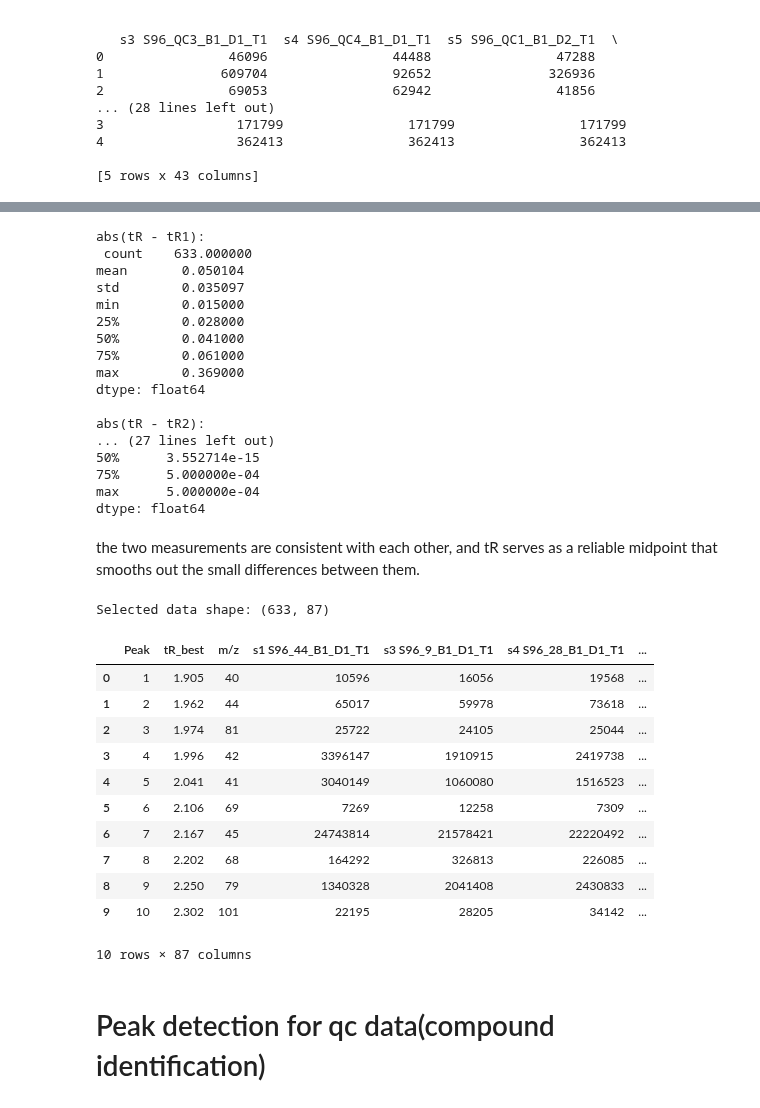
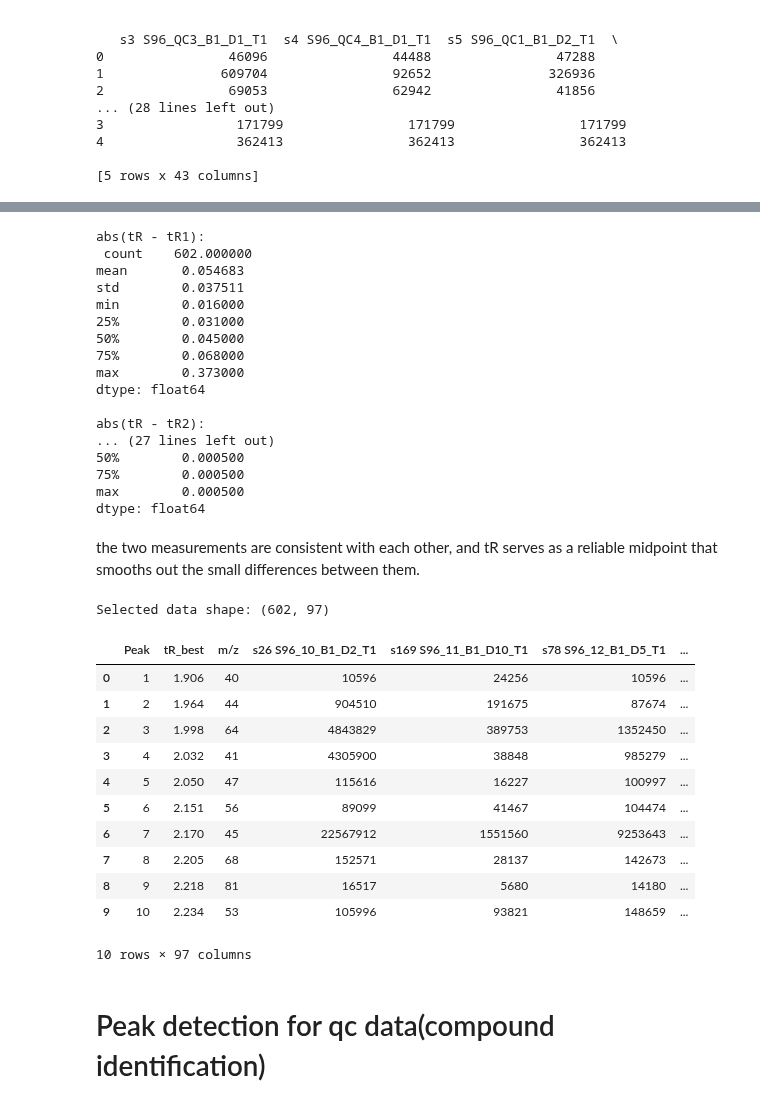
Before and after one commit to Fatemeh1362/internship, a Jupyter notebook: data_prepration.ipynb, the cells around one changed output, grey strips where cells are left out. Drawn from its saved outputs; the diff is of its cells as text; code cells hidden in the pictures.

```diff
--- a/data_prepration.ipynb
+++ b/data_prepration.ipynb
@@ -259,11 +274,11 @@ Length: 89, dtype: int64
 # %%
 
 # getting the differences to find the realation between retention times
-diff_t_vs_1 = (selected_data['tR'] - selected_data['tR1']).abs()
-diff_t_vs_2 = (selected_data['tR'] - selected_data['tR2']).abs()
-diff_1_vs_2 = (selected_data['tR1'] - selected_data['tR2']).abs()
-avg_t   = (selected_data['tR1'] + selected_data['tR2']) / 2
-diff_avg_vs_t = (avg_t - selected_data['tR']).abs()
+diff_t_vs_1 = (potato_data_filtered['tR'] - potato_data_filtered['tR1']).abs()
+diff_t_vs_2 = (potato_data_filtered['tR'] -potato_data_filtered['tR2']).abs()
+diff_1_vs_2 = (potato_data_filtered['tR1'] - potato_data_filtered['tR2']).abs()
+avg_t   = (potato_data_filtered['tR1'] + potato_data_filtered['tR2']) / 2
+diff_avg_vs_t = (avg_t -potato_data_filtered['tR']).abs()
 
 # printing to see the results
 print("abs(tR - tR1):\n", diff_t_vs_1.describe(), "\n")
@@ -272,48 +287,48 @@ print("abs(tR1 - tR2):\n", diff_1_vs_2.describe(), "\n")
 print("abs(avg(tR1,tR2) - tR):\n", diff_avg_vs_t.describe(), "\n")
 # %% [output]
 abs(tR - tR1):
- count    633.000000
-mean       0.050104
-std        0.035097
-min        0.015000
-25%        0.028000
-50%        0.041000
-75%        0.061000
-max        0.369000
+ count    602.000000
+mean       0.054683
+std        0.037511
+min        0.016000
+25%        0.031000
+50%        0.045000
+75%        0.068000
+max        0.373000
 dtype: float64
 
 abs(tR - tR2):
 ... (27 lines left out)
-50%      3.552714e-15
-75%      5.000000e-04
-max      5.000000e-04
+50%        0.000500
+75%        0.000500
+max        0.000500
 dtype: float64
 # %% [markdown]
 
 the two measurements are consistent with each other, and tR serves as a reliable midpoint that smooths out the small differences between them.
 # %%
 # Rename tR to tR_best
-selected_data = selected_data.rename(columns={'tR': 'tR_best'})
+selected_data = potato_data_filtered.rename(columns={'tR': 'tR_best'})
 # Select only columns we need them
 columns_to_keep = ['Peak', 'tR_best', 'm/z'] + [c for c in selected_data.columns if c.startswith('s')]
 selected_with_trbest = selected_data[columns_to_keep].copy()
 
 print("Selected data shape:", selected_with_trbest.shape)
 display(selected_with_trbest.head(10))
 # %% [output]
-Selected data shape: (633, 87)
+Selected data shape: (602, 97)
-|  | Peak | tR_best | m/z | s1 S96_44_B1_D1_T1 | s3 S96_9_B1_D1_T1 | s4 S96_28_B1_D1_T1 | ... |
-| 0 | 1 | 1.905 | 40 | 10596 | 16056 | 19568 | ... |
-| 1 | 2 | 1.962 | 44 | 65017 | 59978 | 73618 | ... |
-| 2 | 3 | 1.974 | 81 | 25722 | 24105 | 25044 | ... |
-| 3 | 4 | 1.996 | 42 | 3396147 | 1910915 | 2419738 | ... |
-| 4 | 5 | 2.041 | 41 | 3040149 | 1060080 | 1516523 | ... |
-| 5 | 6 | 2.106 | 69 | 7269 | 12258 | 7309 | ... |
-| 6 | 7 | 2.167 | 45 | 24743814 | 21578421 | 22220492 | ... |
-| 7 | 8 | 2.202 | 68 | 164292 | 326813 | 226085 | ... |
-| 8 | 9 | 2.250 | 79 | 1340328 | 2041408 | 2430833 | ... |
-| 9 | 10 | 2.302 | 101 | 22195 | 28205 | 34142 | ... |
+|  | Peak | tR_best | m/z | s26 S96_10_B1_D2_T1 | s169 S96_11_B1_D10_T1 | s78 S96_12_B1_D5_T1 | ... |
+| 0 | 1 | 1.906 | 40 | 10596 | 24256 | 10596 | ... |
+| 1 | 2 | 1.964 | 44 | 904510 | 191675 | 87674 | ... |
+| 2 | 3 | 1.998 | 64 | 4843829 | 389753 | 1352450 | ... |
+| 3 | 4 | 2.032 | 41 | 4305900 | 38848 | 985279 | ... |
+| 4 | 5 | 2.050 | 47 | 115616 | 16227 | 100997 | ... |
+| 5 | 6 | 2.151 | 56 | 89099 | 41467 | 104474 | ... |
+| 6 | 7 | 2.170 | 45 | 22567912 | 1551560 | 9253643 | ... |
+| 7 | 8 | 2.205 | 68 | 152571 | 28137 | 142673 | ... |
+| 8 | 9 | 2.218 | 81 | 16517 | 5680 | 14180 | ... |
+| 9 | 10 | 2.234 | 53 | 105996 | 93821 | 148659 | ... |
-10 rows × 87 columns
+10 rows × 97 columns
 # %% [markdown]
 # Peak detection for qc data(compound identification)
 # %%
```
Also changed, not shown: parts of 19 cells of this notebook.
